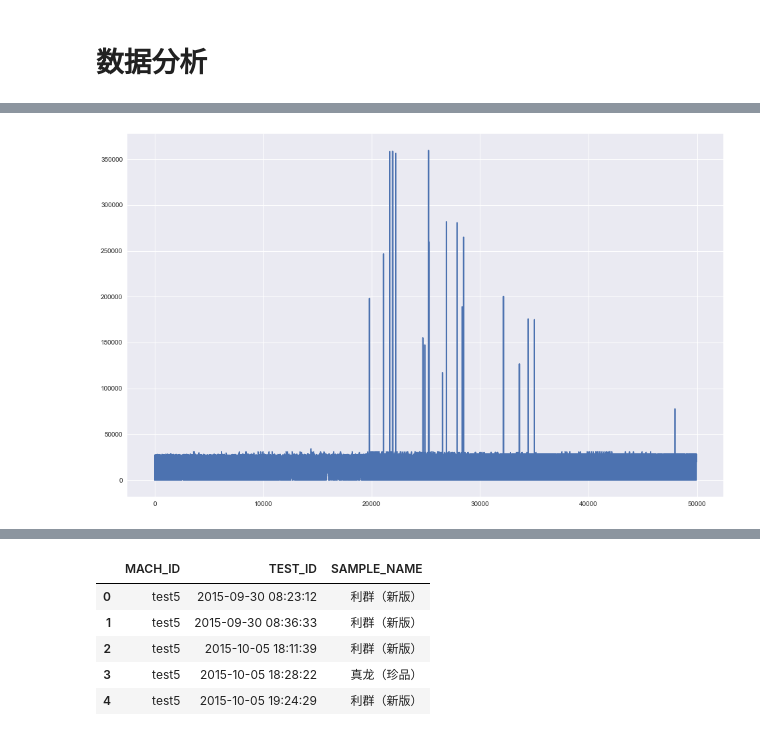
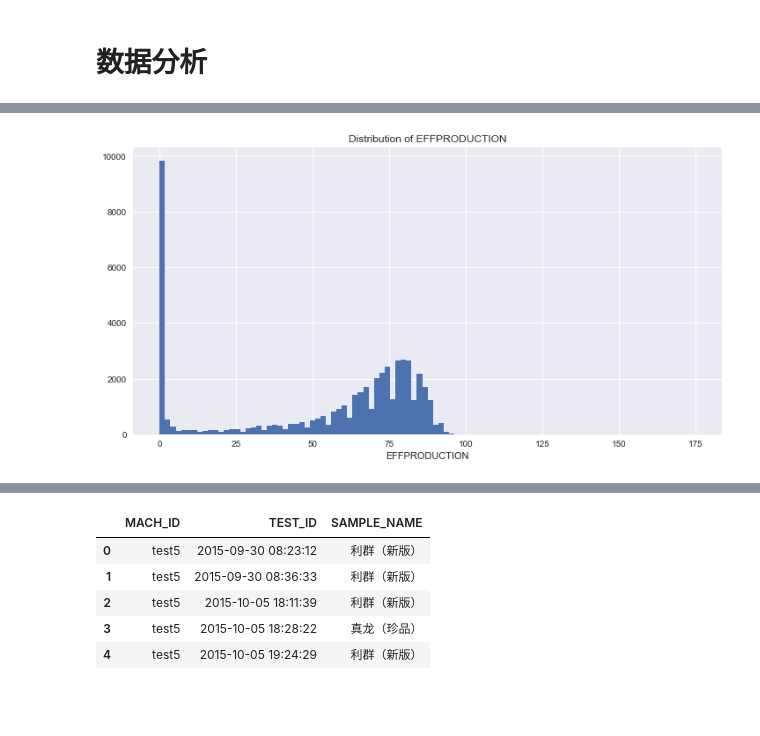
Before and after one commit to zzhhoubin/pydata, a Jupyter notebook: datasets/ncicbj/数据分析.ipynb, the cells around one changed output, grey strips where cells are left out. Saved outputs shown, nothing was run; the diff lists cells and outputs as text; code cells hidden in the pictures; blank space fills up the shorter version.

```diff
--- a/datasets/ncicbj/数据分析.ipynb
+++ b/datasets/ncicbj/数据分析.ipynb
@@ -86,6 +88,6 @@ tb_47 = tables[table_name[47]]
 # %%
-tb_20_new = tb_20[['PRODUCEDATE', 'PB_SHIFT_ID', 'PM_MP_MACHINE_ID', 'PB_PRODUCT_ID', 'INTERNALSTOPTIME',
-                  'RUNTIME', 'PRODUCETIME', 'WAITINGMATERIALTIME', 'MAXRUNTIME', 'AVGRUNTIME', 'THEORETICALPRODUCTION',
-                  'REALPRODUCTION', 'REJECTPRODUCTION', 'STOPCNT', 'NORMALSPEED']]
+tb_20_new = tb_20[['PRODUCEDATE', 'PB_SHIFT_ID', 'PM_MP_MACHINE_ID', 'PB_PRODUCT_ID', 'GATHERDATETIME', 'INTERNALSTOPTIME',
+                   'RUNTIME', 'PRODUCETIME', 'THEORETICALPRODUCTION','REALPRODUCTION', 'REJECTPRODUCTION',
+                   'EFFPRODUCTION', 'EFFMACHINE', 'STOPCNT']]
 tb_20_new.head()
 # %% [output]
@@ -219,6 +174,8 @@ plt.show()
 # %%
-plt.figure(figsize=(16, 10))
-plt.plot(tb_20_new.loc[:, 'RUNTIME'])
+plt.figure(figsize=(12, 6))
+plt.hist(tb_20_new.loc[:, 'EFFPRODUCTION'], 100)
+plt.title('Distribution of EFFPRODUCTION')
+plt.xlabel('EFFPRODUCTION')
 plt.show()
 # %% [output]
-[figure, old version]
+[figure, new version]
```
Also changed, not shown: parts of 109 cells of this notebook.
